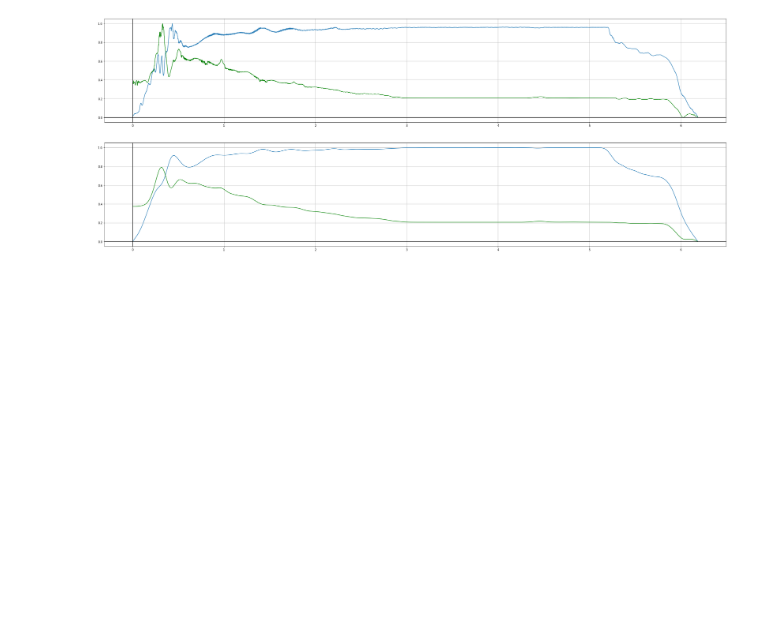
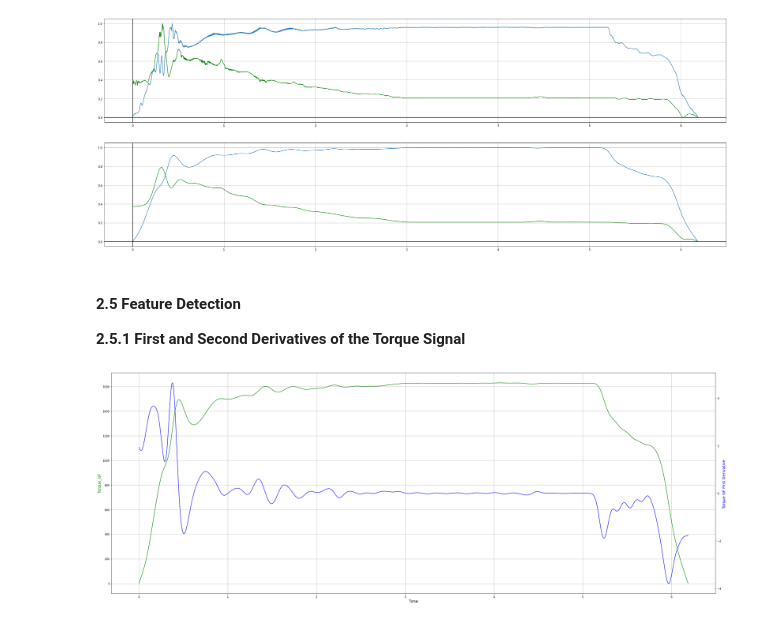
Before and after one commit to Ayushman-Choudhuri/RWTH_Hackmining_Hackathon, a Jupyter notebook: src/RWTH - Hack Mining Hackathon.ipynb, the cells around one changed output. Saved outputs shown, nothing was run; the diff lists cells and outputs as text; code cells hidden in the pictures; blank space fills up the shorter version.

Commit message:
signal derivative analysis

```diff
--- a/src/RWTH - Hack Mining Hackathon.ipynb
+++ b/src/RWTH - Hack Mining Hackathon.ipynb
@@ -190,3 +192,29 @@ ax[1].axvline(x=0, color='k')
 # %% [output]
 <matplotlib.lines.Line2D at 0x...>
 [figure]
+# %% [markdown]
+#### 2.5 Feature Detection
+
+**2.5.1 First and Second Derivatives of the Torque Signal**
+# %%
+torque_GF_1_d1 = np.gradient(torque_GF_1)
+torque_GF_1_d2 = np.gradient(torque_GF_1_d1)
+
+
+# create figure and axis objects with subplots()
+fig,ax = plt.subplots(figsize = (40,15))
+# make a plot
+ax.plot(time,torque_GF_1,color="green")
+# set x-axis label
+ax.set_xlabel("Time", fontsize = 14)
+# set y-axis label
+ax.set_ylabel("Torque_GF",color="green",fontsize=14)
+ax.grid(True, which='both')
+# twin object for two different y-axis on the sample plot
+ax2=ax.twinx()
+# make a plot with different y-axis using second axis object
+ax2.plot(time,torque_GF_1_d1 ,color="blue")
+ax2.set_ylabel("Torque GF First Derivative ",color="blue",fontsize=14)
+plt.show()
+# %% [output]
+[figure, added]
```
Also changed, not shown: parts of 5 cells of this notebook.
